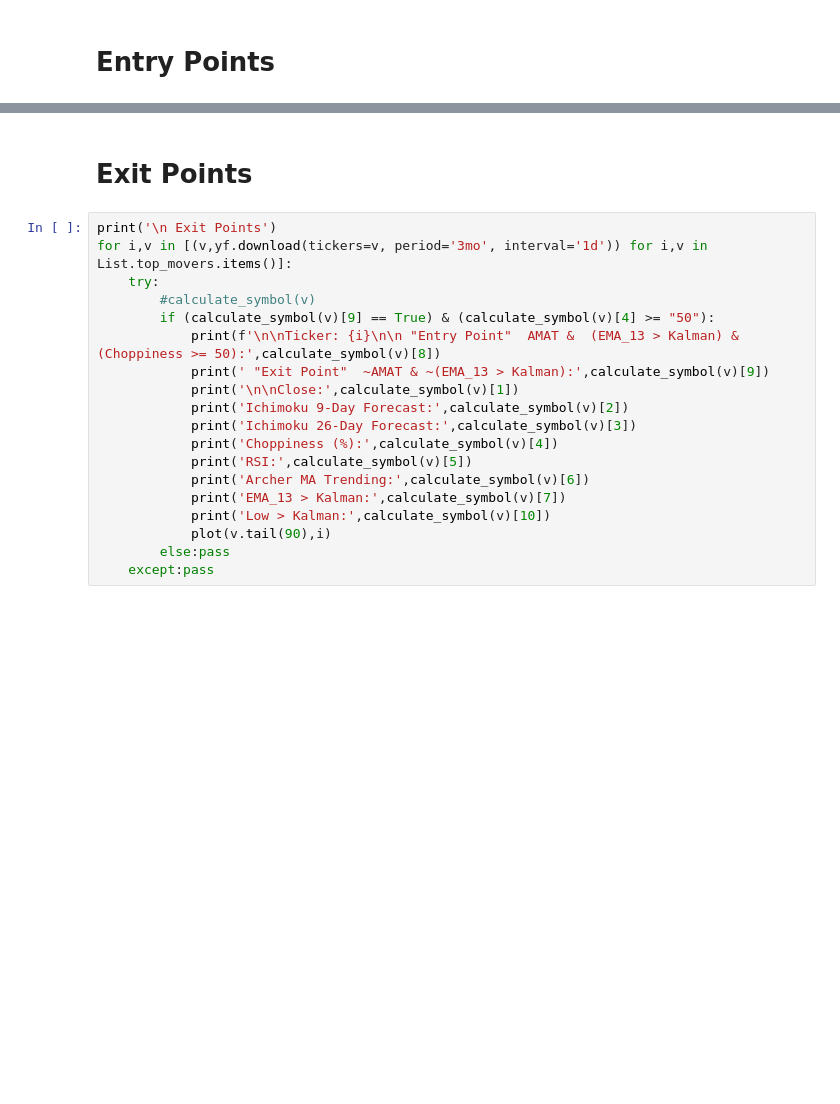
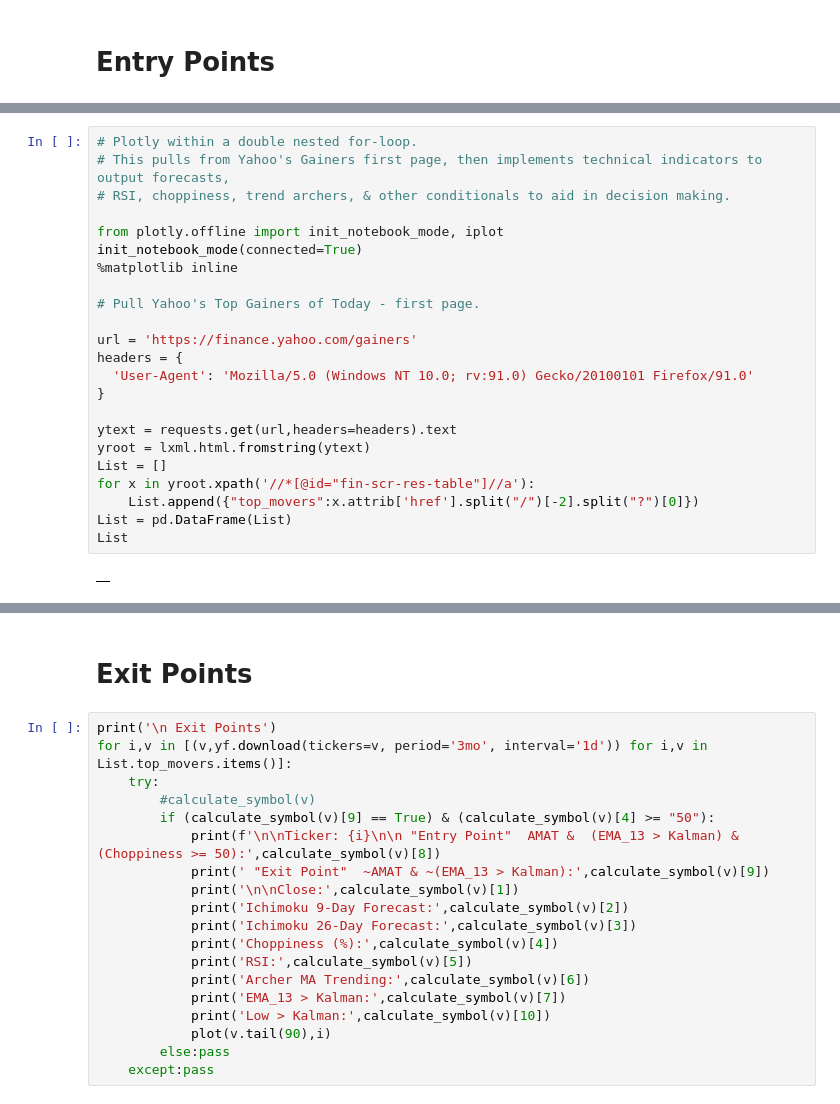
Before and after one commit to DaScient/SuperTrendTradingBot, a Jupyter notebook: yahoo-top-gainers-kalman-forecasting-model.ipynb, the cells around one changed output, grey strips where cells are left out. Drawn from its saved outputs; the diff is of its cells as text; blank space fills up the shorter version.

```diff
--- a/yahoo-top-gainers-kalman-forecasting-model.ipynb
+++ b/yahoo-top-gainers-kalman-forecasting-model.ipynb
@@ -187,0 +217,25 @@ Calculating indicators for today's date: 2024-07-10.
+# %%
+# Plotly within a double nested for-loop.
+# This pulls from Yahoo's Gainers first page, then implements technical indicators to output forecasts,
+# RSI, choppiness, trend archers, & other conditionals to aid in decision making.
+
+from plotly.offline import init_notebook_mode, iplot
+init_notebook_mode(connected=True)
+%matplotlib inline
+
+# Pull Yahoo's Top Gainers of Today - first page.
+
+url = 'https://finance.yahoo.com/gainers'
+headers = {
+  'User-Agent': 'Mozilla/5.0 (Windows NT 10.0; rv:91.0) Gecko/20100101 Firefox/91.0'
+}
+
+ytext = requests.get(url,headers=headers).text
+yroot = lxml.html.fromstring(ytext)
+List = []
+for x in yroot.xpath('//*[@id="fin-scr-res-table"]//a'):
+    List.append({"top_movers":x.attrib['href'].split("/")[-2].split("?")[0]})
+List = pd.DataFrame(List)
+List
+# %% [output]
+|  |
```
Also changed, not shown: parts of 18 cells of this notebook.
